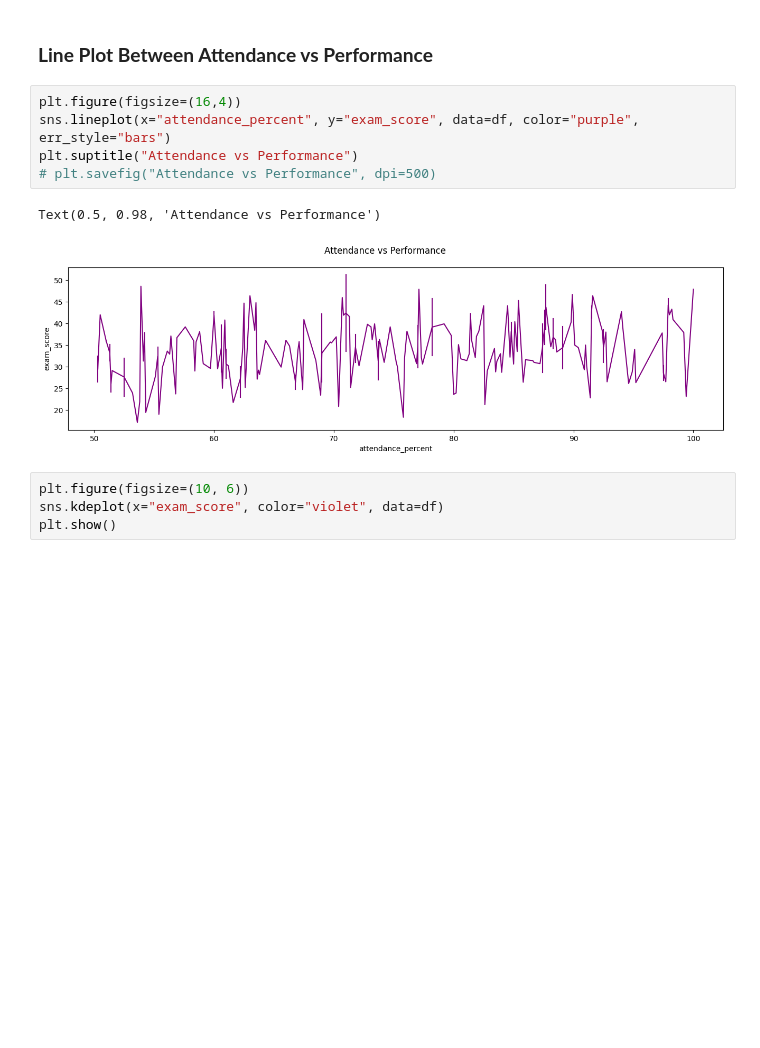
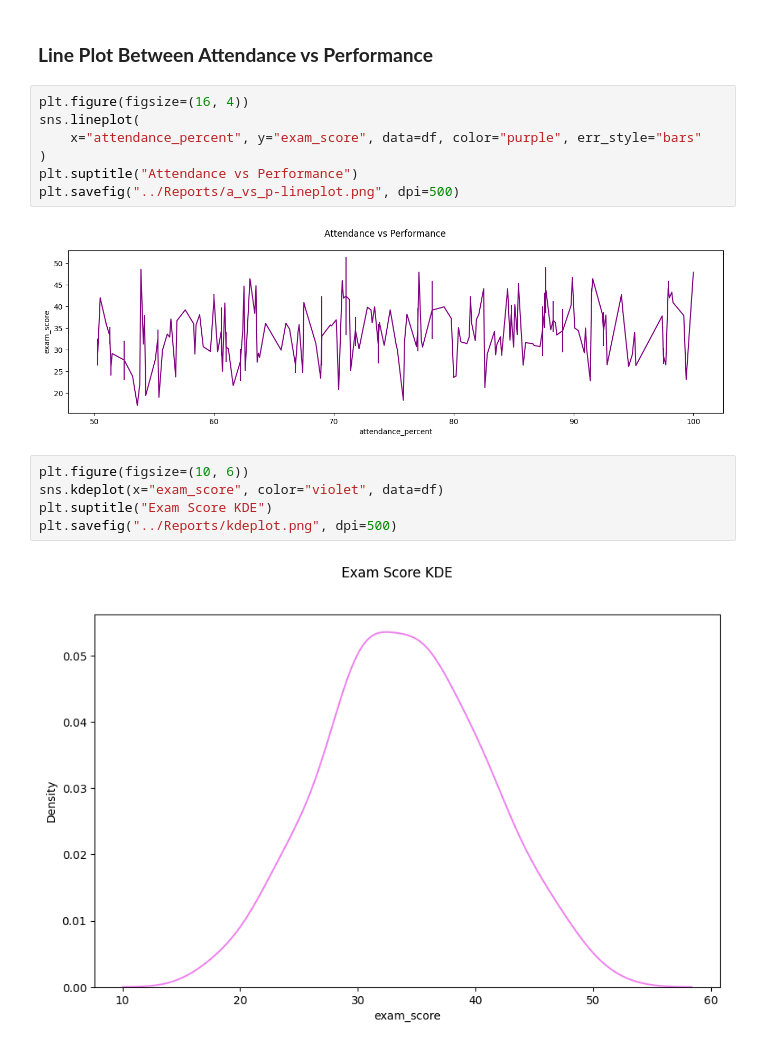
Before and after one commit to dsrathore1/Project-Student_Exam_Scores, a Jupyter notebook: Notebooks/3) Data Visualization.ipynb, the cells around one changed output. Saved outputs shown, nothing was run; the diff lists cells and outputs as text; blank space fills up the shorter version.

```diff
--- a/Notebooks/3) Data Visualization.ipynb
+++ b/Notebooks/3) Data Visualization.ipynb
@@ -76,14 +76,18 @@ plt.show()
 # %% [markdown]
 ### **Line Plot Between Attendance vs Performance**
 # %%
-plt.figure(figsize=(16,4))
-sns.lineplot(x="attendance_percent", y="exam_score", data=df, color="purple", err_style="bars")
+plt.figure(figsize=(16, 4))
+sns.lineplot(
+    x="attendance_percent", y="exam_score", data=df, color="purple", err_style="bars"
+)
 plt.suptitle("Attendance vs Performance")
-# plt.savefig("Attendance vs Performance", dpi=500)
+plt.savefig("../Reports/a_vs_p-lineplot.png", dpi=500)
 # %% [output]
-Text(0.5, 0.98, 'Attendance vs Performance')
 [figure]
 # %%
 plt.figure(figsize=(10, 6))
 sns.kdeplot(x="exam_score", color="violet", data=df)
-plt.show()
+plt.suptitle("Exam Score KDE")
+plt.savefig("../Reports/kdeplot.png", dpi=500)
+# %% [output]
+[figure, added]
```
Also changed, not shown: parts of 5 cells of this notebook, 5 other files.
